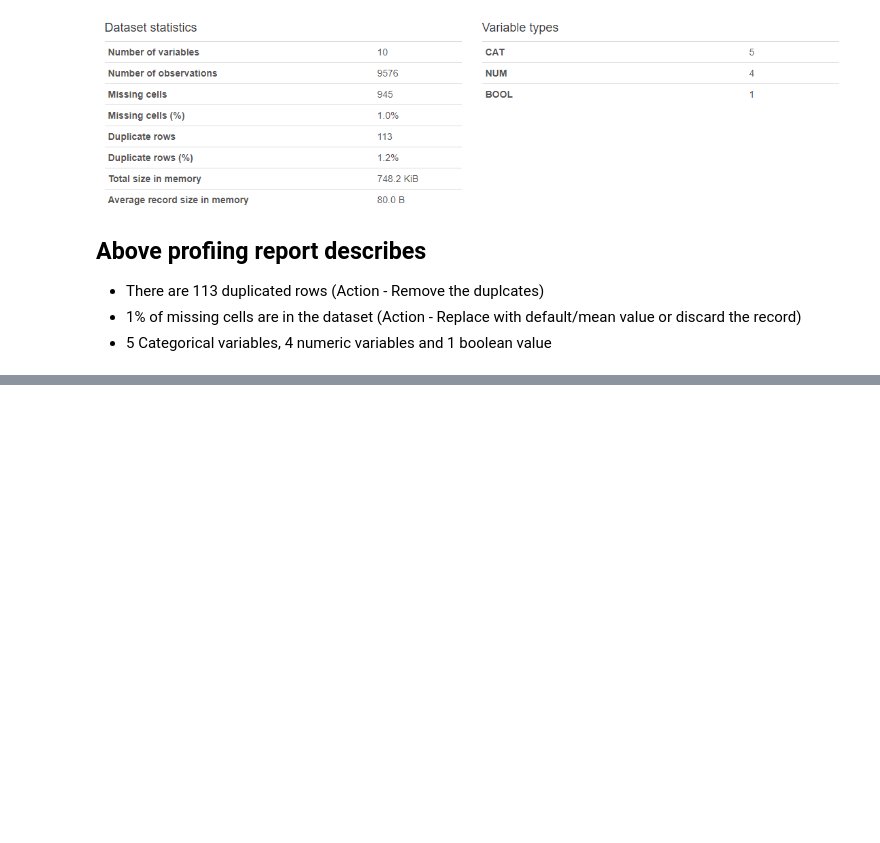
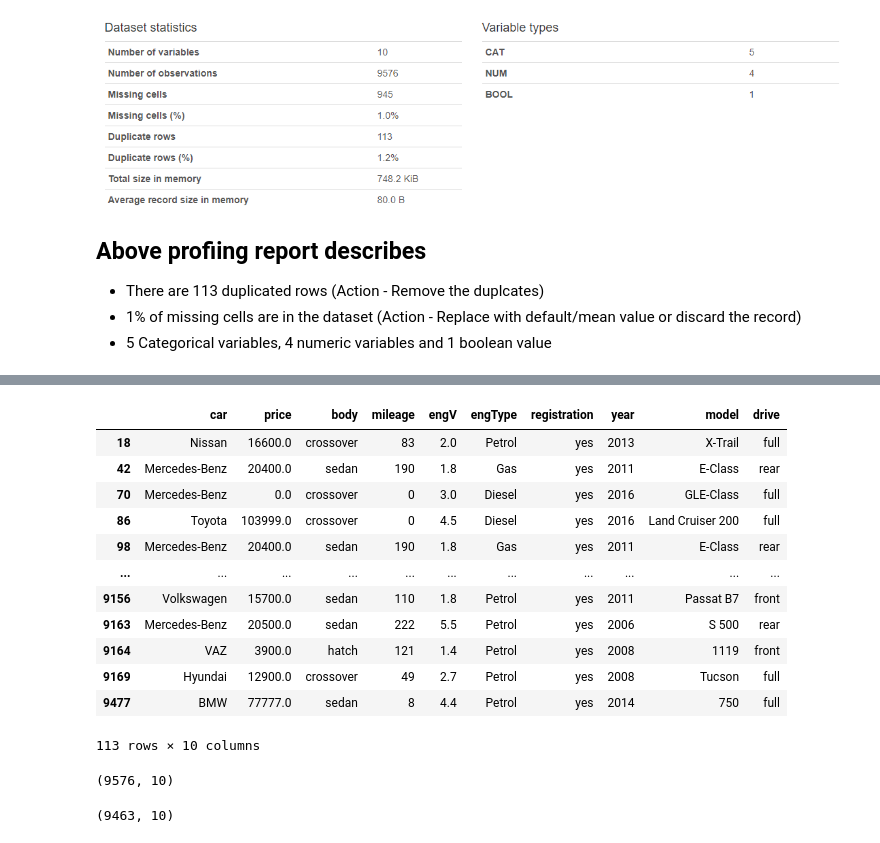
Before and after one commit to yoganandaraol/EDA_CarSales, a Jupyter notebook: EDA_CarSales_Project.ipynb, the cells around one changed output, grey strips where cells are left out. Saved outputs shown, nothing was run; the diff lists cells and outputs as text; code cells hidden in the pictures; blank space fills up the shorter version.

Commit message:
removed duplicate values
Removed Duplicates
Creating mean values based on different combination

```diff
--- a/EDA_CarSales_Project.ipynb
+++ b/EDA_CarSales_Project.ipynb
@@ -104,0 +122,28 @@ carsales_Profile.to_file("Profile_Before_Processing.html")
+# %%
+duplicated_df = carsales_df[carsales_df.duplicated()]
+duplicated_df
+# %% [output]
+|  | car | price | body | mileage | engV | engType | registration | year | model | drive |
+| 18 | Nissan | 16600.0 | crossover | 83 | 2.0 | Petrol | yes | 2013 | X-Trail | full |
+| 42 | Mercedes-Benz | 20400.0 | sedan | 190 | 1.8 | Gas | yes | 2011 | E-Class | rear |
+| 70 | Mercedes-Benz | 0.0 | crossover | 0 | 3.0 | Diesel | yes | 2016 | GLE-Class | full |
+| 86 | Toyota | 103999.0 | crossover | 0 | 4.5 | Diesel | yes | 2016 | Land Cruiser 200 | full |
+| 98 | Mercedes-Benz | 20400.0 | sedan | 190 | 1.8 | Gas | yes | 2011 | E-Class | rear |
+| ... | ... | ... | ... | ... | ... | ... | ... | ... | ... | ... |
+| 9156 | Volkswagen | 15700.0 | sedan | 110 | 1.8 | Petrol | yes | 2011 | Passat B7 | front |
+| 9163 | Mercedes-Benz | 20500.0 | sedan | 222 | 5.5 | Petrol | yes | 2006 | S 500 | rear |
+| 9164 | VAZ | 3900.0 | hatch | 121 | 1.4 | Petrol | yes | 2008 | 1119 | front |
+| 9169 | Hyundai | 12900.0 | crossover | 49 | 2.7 | Petrol | yes | 2008 | Tucson | full |
+| 9477 | BMW | 77777.0 | sedan | 8 | 4.4 | Petrol | yes | 2014 | 750 | full |
+113 rows × 10 columns
+# %%
+carsales_df.shape
+# %% [output]
+(9576, 10)
+# %%
+# lets Drop the duplicate Value
+
+carsales_df.drop_duplicates(inplace=True)
+carsales_df.shape
+# %% [output]
+(9463, 10)
```
Also changed, not shown: parts of 9 cells of this notebook.
